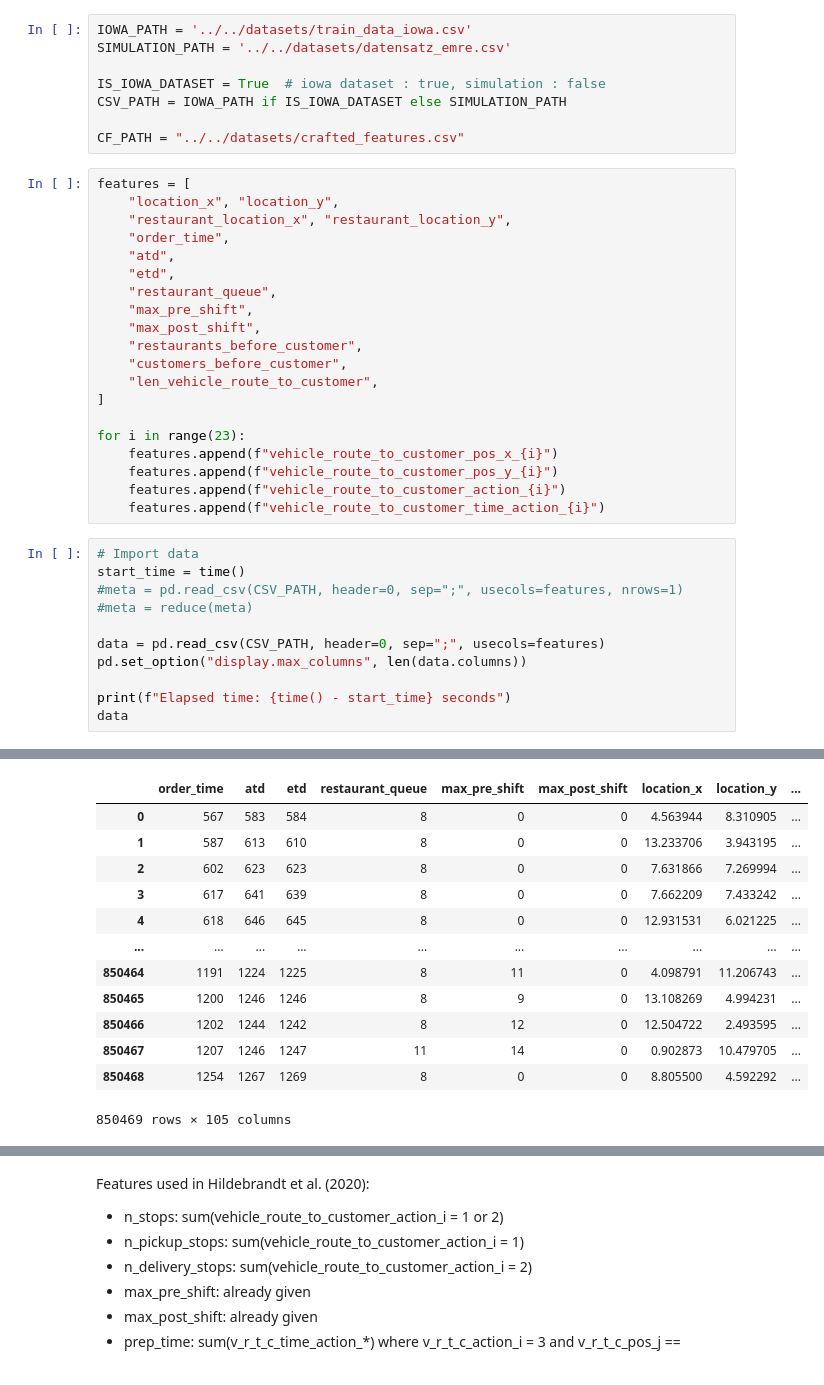
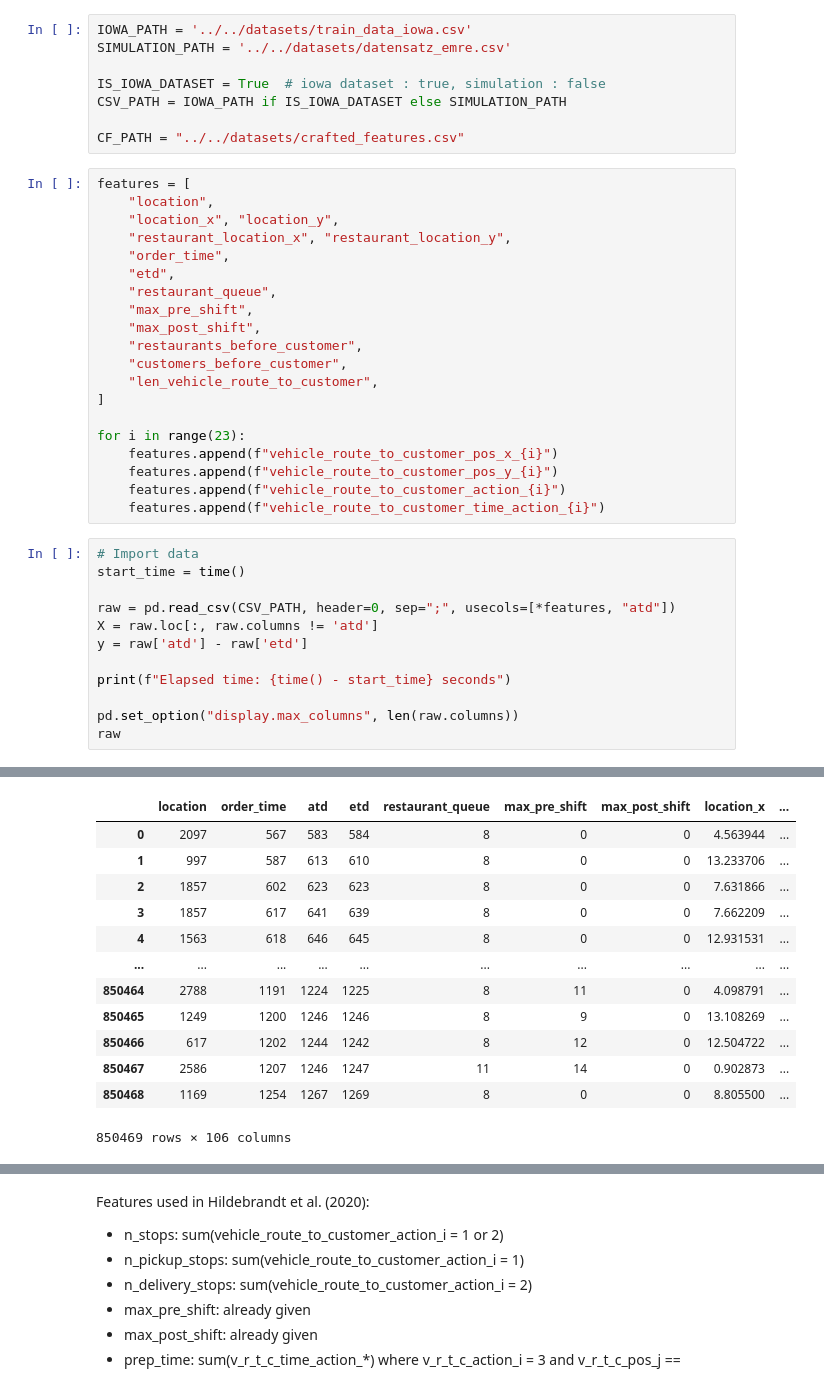
Before and after one commit to geezah/BachelorThesis, a Jupyter notebook: Implementation/CompStudy.ipynb, the cells around one changed output, grey strips where cells are left out. Drawn from its saved outputs; the diff is of its cells as text.

```diff
--- a/Implementation/CompStudy.ipynb
+++ b/Implementation/CompStudy.ipynb
@@ -34,10 +35,10 @@ CSV_PATH = IOWA_PATH if IS_IOWA_DATASET else SIMULATION_PATH
 CF_PATH = "../../datasets/crafted_features.csv"
 # %%
 features = [
+    "location",
     "location_x", "location_y",
     "restaurant_location_x", "restaurant_location_y",
     "order_time",
-    "atd",
     "etd",
     "restaurant_queue",
     "max_pre_shift",
@@ -55,12 +56,13 @@ for i in range(23):
 # %%
 # Import data
 start_time = time()
-#meta = pd.read_csv(CSV_PATH, header=0, sep=";", usecols=features, nrows=1)
-#meta = reduce(meta)
 
-data = pd.read_csv(CSV_PATH, header=0, sep=";", usecols=features)
-pd.set_option("display.max_columns", len(data.columns))
+raw = pd.read_csv(CSV_PATH, header=0, sep=";", usecols=[*features, "atd"])
+X = raw.loc[:, raw.columns != 'atd']
+y = raw['atd'] - raw['etd']
 
 print(f"Elapsed time: {time() - start_time} seconds")
-data
+
+pd.set_option("display.max_columns", len(raw.columns))
+raw
 # %% [output]
@@ -68,14 +70,14 @@ Elapsed time: 42.034170389175415 seconds
-|  | order_time | atd | etd | restaurant_queue | max_pre_shift | max_post_shift | location_x | location_y | ... |
-| 0 | 567 | 583 | 584 | 8 | 0 | 0 | 4.563944 | 8.310905 | ... |
-| 1 | 587 | 613 | 610 | 8 | 0 | 0 | 13.233706 | 3.943195 | ... |
-| 2 | 602 | 623 | 623 | 8 | 0 | 0 | 7.631866 | 7.269994 | ... |
-| 3 | 617 | 641 | 639 | 8 | 0 | 0 | 7.662209 | 7.433242 | ... |
-| 4 | 618 | 646 | 645 | 8 | 0 | 0 | 12.931531 | 6.021225 | ... |
+|  | location | order_time | atd | etd | restaurant_queue | max_pre_shift | max_post_shift | location_x | ... |
+| 0 | 2097 | 567 | 583 | 584 | 8 | 0 | 0 | 4.563944 | ... |
+| 1 | 997 | 587 | 613 | 610 | 8 | 0 | 0 | 13.233706 | ... |
+| 2 | 1857 | 602 | 623 | 623 | 8 | 0 | 0 | 7.631866 | ... |
+| 3 | 1857 | 617 | 641 | 639 | 8 | 0 | 0 | 7.662209 | ... |
+| 4 | 1563 | 618 | 646 | 645 | 8 | 0 | 0 | 12.931531 | ... |
 | ... | ... | ... | ... | ... | ... | ... | ... | ... | ... |
-| 850464 | 1191 | 1224 | 1225 | 8 | 11 | 0 | 4.098791 | 11.206743 | ... |
-| 850465 | 1200 | 1246 | 1246 | 8 | 9 | 0 | 13.108269 | 4.994231 | ... |
-| 850466 | 1202 | 1244 | 1242 | 8 | 12 | 0 | 12.504722 | 2.493595 | ... |
-| 850467 | 1207 | 1246 | 1247 | 11 | 14 | 0 | 0.902873 | 10.479705 | ... |
-| 850468 | 1254 | 1267 | 1269 | 8 | 0 | 0 | 8.805500 | 4.592292 | ... |
+| 850464 | 2788 | 1191 | 1224 | 1225 | 8 | 11 | 0 | 4.098791 | ... |
+| 850465 | 1249 | 1200 | 1246 | 1246 | 8 | 9 | 0 | 13.108269 | ... |
+| 850466 | 617 | 1202 | 1244 | 1242 | 8 | 12 | 0 | 12.504722 | ... |
+| 850467 | 2586 | 1207 | 1246 | 1247 | 11 | 14 | 0 | 0.902873 | ... |
+| 850468 | 1169 | 1254 | 1267 | 1269 | 8 | 0 | 0 | 8.805500 | ... |
-850469 rows × 105 columns
+850469 rows × 106 columns
 # %% [markdown]
```
Also changed, not shown: parts of 50 cells of this notebook, 14 other files.
